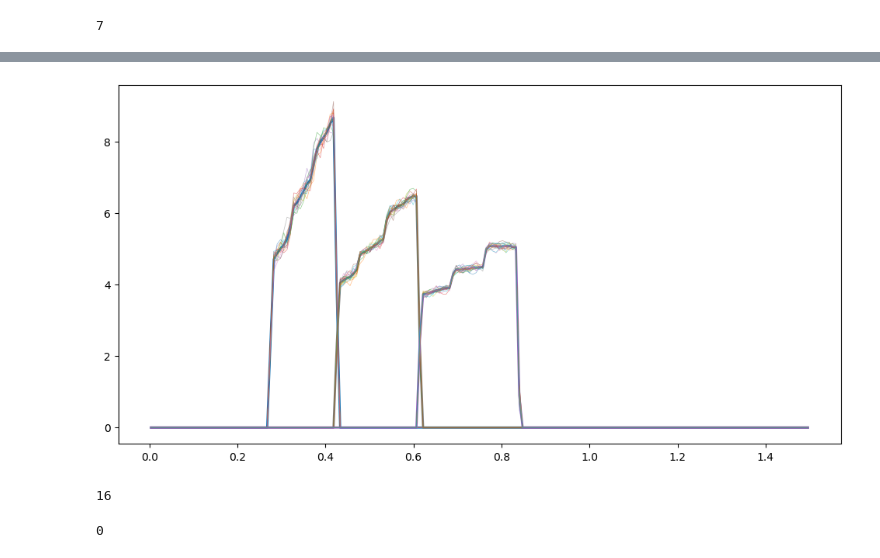
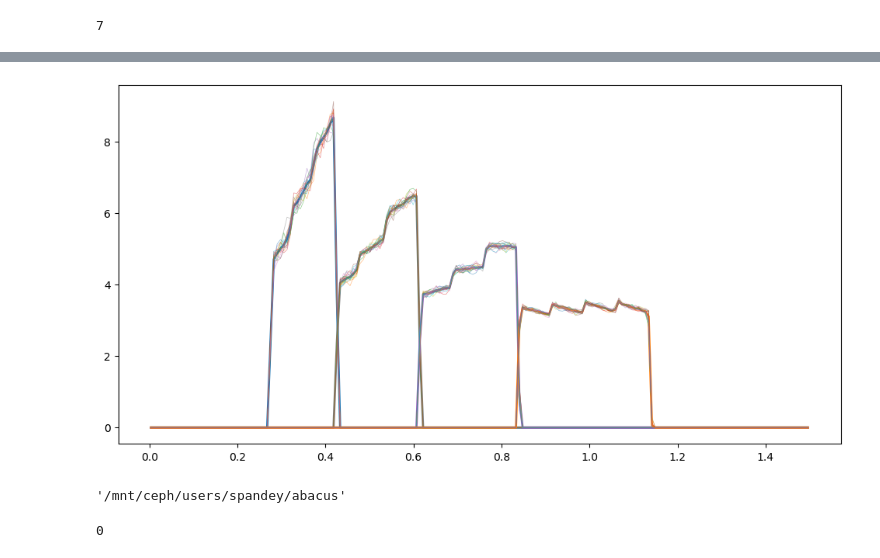
Before and after one commit to shivampcosmo/GODMAX, a Jupyter notebook: notebooks/xDESI/measure_abacus_Clgg.ipynb, the cells around one changed output, grey strips where cells are left out. Cells and saved outputs as stored; diff of their text form; code cells hidden in the pictures.

```diff
--- a/notebooks/xDESI/measure_abacus_Clgg.ipynb
+++ b/notebooks/xDESI/measure_abacus_Clgg.ipynb
@@ -173,28 +174,34 @@ import pickle as pk
 Cl_gg_sims0_all = []
 Cl_gg_sims1_all = []
 Cl_gg_sims2_all = []
+Cl_gg_sims3_all = []
 Ngal_z0_all = []
 Ngal_z1_all = []
 Ngal_z2_all = []
+Ngal_z3_all = []
 
 nsims = 16
 ldir = '/mnt/ceph/users/spandey/abacus'
 for ji in range(nsims):
     try:
         # if ji == 0:
-        df_sims = pk.load(open(f'{ldir}/abacus_LRG_nz_Clgg_v4_deltaell_100_AbacusSummit_base_c000_ph00{ji}.pkl','rb'))
+        # df_sims = pk.load(open(f'{ldir}/abacus_LRG_nz_Clgg_v4_deltaell_100_AbacusSummit_base_c000_ph00{ji}.pkl','rb'))
+        df_sims = pk.load(open(f'{ldir}/abacus_LRG_nz_Clgg_v5_deltaell_200_AbacusSummit_base_c000_ph00{ji}.pkl','rb'))
         Cls_sims = df_sims['Cl_gg_all']
         l_array_sims = jnp.array(Cls_sims['l_array'])
         Cl_gg_sims0 = jnp.array(Cls_sims['z0.300_0.400'])
         Cl_gg_sims1 = jnp.array(Cls_sims['z0.450_0.575'])
         Cl_gg_sims2 = jnp.array(Cls_sims['z0.650_0.800'])
+        Cl_gg_sims3 = jnp.array(Cls_sims['z0.875_1.100'])
         Cl_gg_sims0_all.append(Cl_gg_sims0)
         Cl_gg_sims1_all.append(Cl_gg_sims1)
         Cl_gg_sims2_all.append(Cl_gg_sims2)
+        Cl_gg_sims3_all.append(Cl_gg_sims3)
 
         Ngal_z0_all.append(df_sims['Ngal_all']['z0.300_0.400'])
         Ngal_z1_all.append(df_sims['Ngal_all']['z0.450_0.575'])
         Ngal_z2_all.append(df_sims['Ngal_all']['z0.650_0.800'])
+        Ngal_z3_all.append(df_sims['Ngal_all']['z0.875_1.100'])
     except Exception as e:
         print(f"Error processing simulation {ji}: {e}")
         pass
@@ -205,26 +212,30 @@ Ngal_all_final = {}
 Ngal_all_final['z0.300_0.400'] = np.sum(np.array(Ngal_z0_all), axis=0)
 Ngal_all_final['z0.450_0.575'] = np.sum(np.array(Ngal_z1_all), axis=0)
 Ngal_all_final['z0.650_0.800'] = np.sum(np.array(Ngal_z2_all), axis=0)
-
+Ngal_all_final['z0.875_1.100'] = np.sum(np.array(Ngal_z3_all), axis=0)
 
 Cl_gg_sims0 = jnp.mean(jnp.array(Cl_gg_sims0_all), axis=0)
 Cl_gg_sims1 = jnp.mean(jnp.array(Cl_gg_sims1_all), axis=0)
 Cl_gg_sims2 = jnp.mean(jnp.array(Cl_gg_sims2_all), axis=0)
+Cl_gg_sims3 = jnp.mean(jnp.array(Cl_gg_sims3_all), axis=0)
 
 Cl_gg_sims0_std = jnp.std(jnp.array(Cl_gg_sims0_all), axis=0)
 Cl_gg_sims1_std = jnp.std(jnp.array(Cl_gg_sims1_all), axis=0)
 Cl_gg_sims2_std = jnp.std(jnp.array(Cl_gg_sims2_all), axis=0)
+Cl_gg_sims3_std = jnp.std(jnp.array(Cl_gg_sims3_all), axis=0)
 
 Cls_sims_final = {}
 Cls_sims_final['l_array'] = l_array_sims
 Cls_sims_final['z0.300_0.400'] = Cl_gg_sims0
 Cls_sims_final['z0.450_0.575'] = Cl_gg_sims1
 Cls_sims_final['z0.650_0.800'] = Cl_gg_sims2
+Cls_sims_final['z0.875_1.100'] = Cl_gg_sims3
 
 Cl_std_sims_final = {}
 Cl_std_sims_final['z0.300_0.400'] = Cl_gg_sims0_std
 Cl_std_sims_final['z0.450_0.575'] = Cl_gg_sims1_std
 Cl_std_sims_final['z0.650_0.800'] = Cl_gg_sims2_std
+Cl_std_sims_final['z0.875_1.100'] = Cl_gg_sims3_std
 
 plt.figure(figsize=(12,6))
 plt.errorbar(l_array_sims, Cl_gg_sims0, yerr=Cl_gg_sims0_std, ls='--', marker='o', markersize=1)
@@ -238,6 +249,10 @@ for ji in range(len(Cl_gg_sims1_all)):
 plt.errorbar(l_array_sims, Cl_gg_sims2, yerr=Cl_gg_sims2_std, ls='--', marker='o', markersize=1)
 for ji in range(len(Cl_gg_sims2_all)):
     plt.plot(l_array_sims, Cl_gg_sims2_all[ji], lw=0.5, alpha=0.5)
+
+plt.errorbar(l_array_sims, Cl_gg_sims3, yerr=Cl_gg_sims3_std, ls='--', marker='o', markersize=1)
+for ji in range(len(Cl_gg_sims3_all)):
+    plt.plot(l_array_sims, Cl_gg_sims3_all[ji], lw=0.5, alpha=0.5)
 # plt.xscale('log')
 plt.yscale('log')
 # plt.xlim(1000,4000)
@@ -272,7 +283,7 @@ nbar_comoving_all = []
 ldir = '/mnt/ceph/users/spandey/abacus'
 for ji in range(nsims):
     try:
-        df_sims = pk.load(open(f'{ldir}/abacus_LRG_nz_Clgg_v4_deltaell_100_AbacusSummit_base_c000_ph00{ji}.pkl','rb'))
+        df_sims = pk.load(open(f'{ldir}/abacus_LRG_nz_Clgg_v5_deltaell_200_AbacusSummit_base_c000_ph00{ji}.pkl','rb'))
         nbar_comoving_all.append(df_sims['nbar_comoving'])
         zcens_comoving = df_sims['zcens_comoving']
     except Exception as e:
@@ -290,50 +301,56 @@ for ji in range(len(nbar_comoving_all)):
 nz_z0_all = []
 nz_z1_all = []
 nz_z2_all = []
+nz_z3_all = []
 # nsims = 6
 ldir = '/mnt/ceph/users/spandey/abacus'
 for ji in range(nsims):
     try:
-        df_sims = pk.load(open(f'{ldir}/abacus_LRG_nz_Clgg_v4_deltaell_100_AbacusSummit_base_c000_ph00{ji}.pkl','rb'))
+        df_sims = pk.load(open(f'{ldir}/abacus_LRG_nz_Clgg_v5_deltaell_200_AbacusSummit_base_c000_ph00{ji}.pkl','rb'))
         # print(df_sims['nz_gal_all'].keys())
         nz_sims = df_sims['nz_gal_all']
         z_array_sims = jnp.array(nz_sims['z_array'])
         nz_z0 = jnp.array(nz_sims['z0.300_0.400'])
         nz_z1 = jnp.array(nz_sims['z0.450_0.575'])
         nz_z2 = jnp.array(nz_sims['z0.650_0.800'])
+        nz_z3 = jnp.array(nz_sims['z0.875_1.100'])
         nz_z0_all.append(nz_z0)
         nz_z1_all.append(nz_z1)
         nz_z2_all.append(nz_z2)
+        nz_z3_all.append(nz_z3)
     except Exception as e:
         print(f"Error processing simulation {ji}: {e}")
         pass
 
 nz_z0 = jnp.mean(jnp.array(nz_z0_all), axis=0)
 nz_z1 = jnp.mean(jnp.array(nz_z1_all), axis=0)
 nz_z2 = jnp.mean(jnp.array(nz_z2_all), axis=0)
+nz_z3 = jnp.mean(jnp.array(nz_z3_all), axis=0)
 
 nz_sims_final = {}
 nz_sims_final['z_array'] = z_array_sims
 nz_sims_final['z0.300_0.400'] = nz_z0
 nz_sims_final['z0.450_0.575'] = nz_z1
 nz_sims_final['z0.650_0.800'] = nz_z2
+nz_sims_final['z0.875_1.100'] = nz_z3
 
 plt.figure(figsize=(12,6))
 plt.plot(z_array_sims, nz_z0, lw=2.0)
 for ji in range(len(nz_z0_all)):
     plt.plot(z_array_sims, nz_z0_all[ji], lw=0.5, alpha=0.5)
 plt.plot(z_array_sims, nz_z1, lw=2.0)
 for ji in range(len(nz_z1_all)):
     plt.plot(z_array_sims, nz_z1_all[ji], lw=0.5, alpha=0.5)
 plt.plot(z_array_sims, nz_z2, lw=2.0)
 for ji in range(len(nz_z2_all)):
     plt.plot(z_array_sims, nz_z2_all[ji], lw=0.5, alpha=0.5)
+plt.plot(z_array_sims, nz_z3, lw=2.0)
+for ji in range(len(nz_z3_all)):
+    plt.plot(z_array_sims, nz_z3_all[ji], lw=0.5, alpha=0.5)
 # %% [output]
-[figure, old version]
+[figure, new version]
 # %%
-len(nz_z0_all)
+# len(nz_z0_all)
-# %% [output]
-16
 # %%
 saved_final = {}
 saved_final['Cl_gg_all'] = Cls_sims_final
@@ -349,4 +366,8 @@ with open(f'{ldir}/abacus_LRG_nz_Clgg_v4_deltaell_100_combined_{len(nz_z0_all)}s
     pk.dump(saved_final, f)
+# %%
+ldir
+# %% [output]
+'/mnt/ceph/users/spandey/abacus'
 # %%
 from scipy import interpolate
 def interpolate_cl(field1, field2, nmt_bin_width, ell_interpol_max):
```
Also changed, not shown: parts of 5 cells of this notebook, 29 other files.
